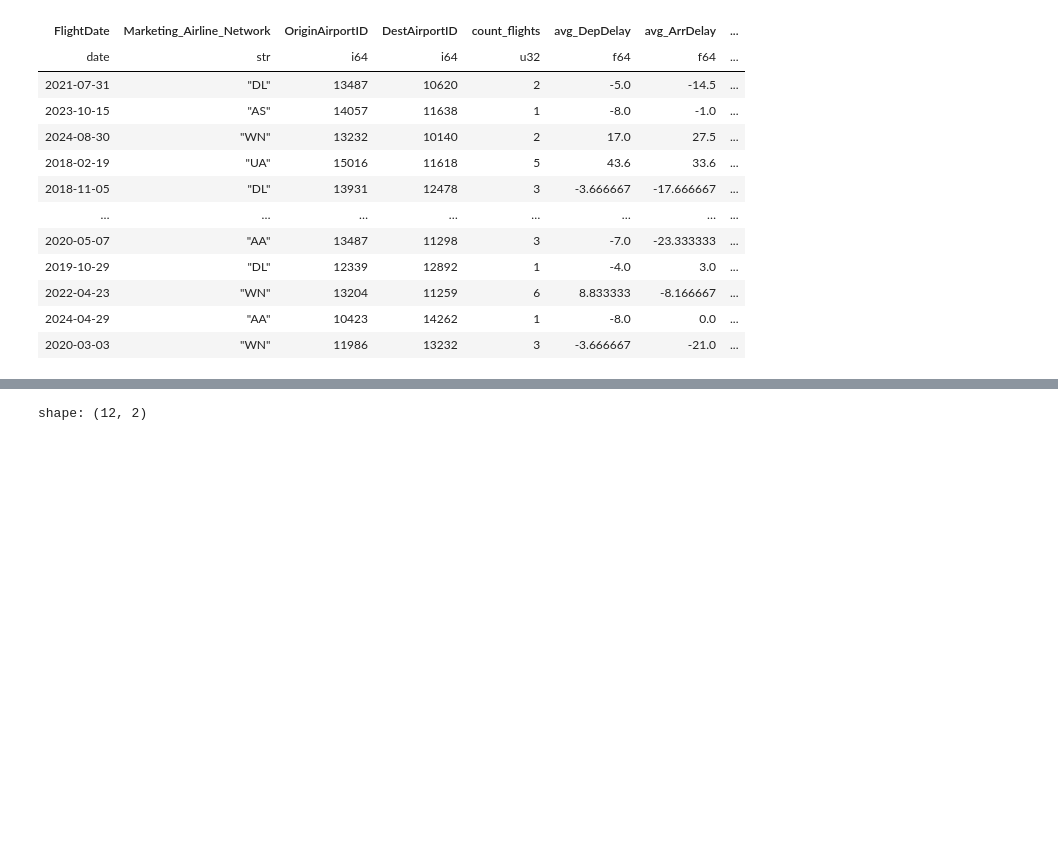
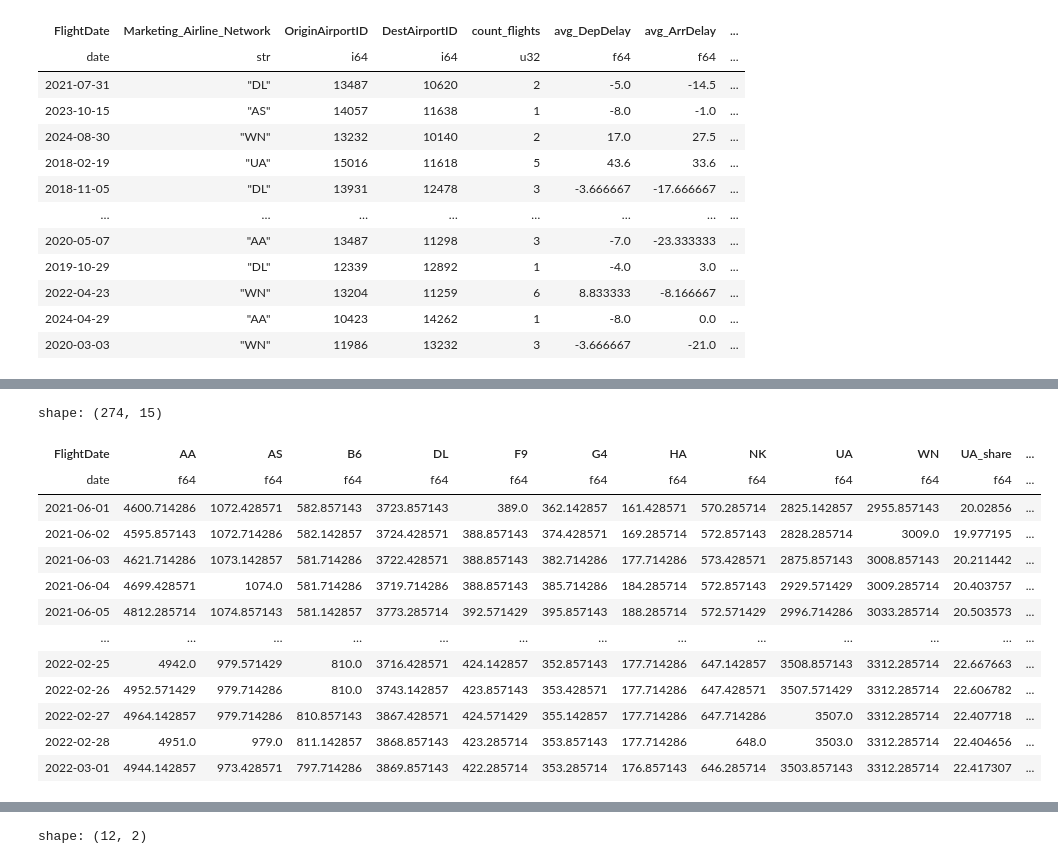
Before and after one commit to svanomm/sentiment-volume-forecasting, a Jupyter notebook: Scripts/01 Process Ontime Data.ipynb, the cells around one changed output, grey strips where cells are left out. Saved outputs shown, nothing was run; the diff lists cells and outputs as text; code cells hidden in the pictures; blank space fills up the shorter version.

```diff
--- a/Scripts/01 Process Ontime Data.ipynb
+++ b/Scripts/01 Process Ontime Data.ipynb
@@ -365,0 +367,24 @@ plt.tight_layout()
+# %%
+df_counts_wide = df_counts_wide.with_columns(
+    UA_share = pl.col('UA') / (pl.col('UA') + pl.col('WN') + pl.col('AA') + pl.col('DL')) * 100,
+    WN_share = pl.col('WN') / (pl.col('UA') + pl.col('WN') + pl.col('AA') + pl.col('DL')) * 100,
+    AA_share = pl.col('AA') / (pl.col('UA') + pl.col('WN') + pl.col('AA') + pl.col('DL')) * 100,
+    DL_share = pl.col('DL') / (pl.col('UA') + pl.col('WN') + pl.col('AA') + pl.col('DL')) * 100
+)
+
+df_counts_wide
+# %% [output]
+shape: (274, 15)
+| FlightDate | AA | AS | B6 | DL | F9 | G4 | HA | NK | UA | WN | UA_share | ... |
+| date | f64 | f64 | f64 | f64 | f64 | f64 | f64 | f64 | f64 | f64 | f64 | ... |
+| 2021-06-01 | 4600.714286 | 1072.428571 | 582.857143 | 3723.857143 | 389.0 | 362.142857 | 161.428571 | 570.285714 | 2825.142857 | 2955.857143 | 20.02856 | ... |
+| 2021-06-02 | 4595.857143 | 1072.714286 | 582.142857 | 3724.428571 | 388.857143 | 374.428571 | 169.285714 | 572.857143 | 2828.285714 | 3009.0 | 19.977195 | ... |
+| 2021-06-03 | 4621.714286 | 1073.142857 | 581.714286 | 3722.428571 | 388.857143 | 382.714286 | 177.714286 | 573.428571 | 2875.857143 | 3008.857143 | 20.211442 | ... |
+| 2021-06-04 | 4699.428571 | 1074.0 | 581.714286 | 3719.714286 | 388.857143 | 385.714286 | 184.285714 | 572.857143 | 2929.571429 | 3009.285714 | 20.403757 | ... |
+| 2021-06-05 | 4812.285714 | 1074.857143 | 581.142857 | 3773.285714 | 392.571429 | 395.857143 | 188.285714 | 572.571429 | 2996.714286 | 3033.285714 | 20.503573 | ... |
+| … | … | … | … | … | … | … | … | … | … | … | … | ... |
+| 2022-02-25 | 4942.0 | 979.571429 | 810.0 | 3716.428571 | 424.142857 | 352.857143 | 177.714286 | 647.142857 | 3508.857143 | 3312.285714 | 22.667663 | ... |
+| 2022-02-26 | 4952.571429 | 979.714286 | 810.0 | 3743.142857 | 423.857143 | 353.428571 | 177.714286 | 647.428571 | 3507.571429 | 3312.285714 | 22.606782 | ... |
+| 2022-02-27 | 4964.142857 | 979.714286 | 810.857143 | 3867.428571 | 424.571429 | 355.142857 | 177.714286 | 647.714286 | 3507.0 | 3312.285714 | 22.407718 | ... |
+| 2022-02-28 | 4951.0 | 979.0 | 811.142857 | 3868.857143 | 423.285714 | 353.857143 | 177.714286 | 648.0 | 3503.0 | 3312.285714 | 22.404656 | ... |
+| 2022-03-01 | 4944.142857 | 973.428571 | 797.714286 | 3869.857143 | 422.285714 | 353.285714 | 176.857143 | 646.285714 | 3503.857143 | 3312.285714 | 22.417307 | ... |
```
Also changed, not shown: parts of 6 cells of this notebook, 1 other file.
